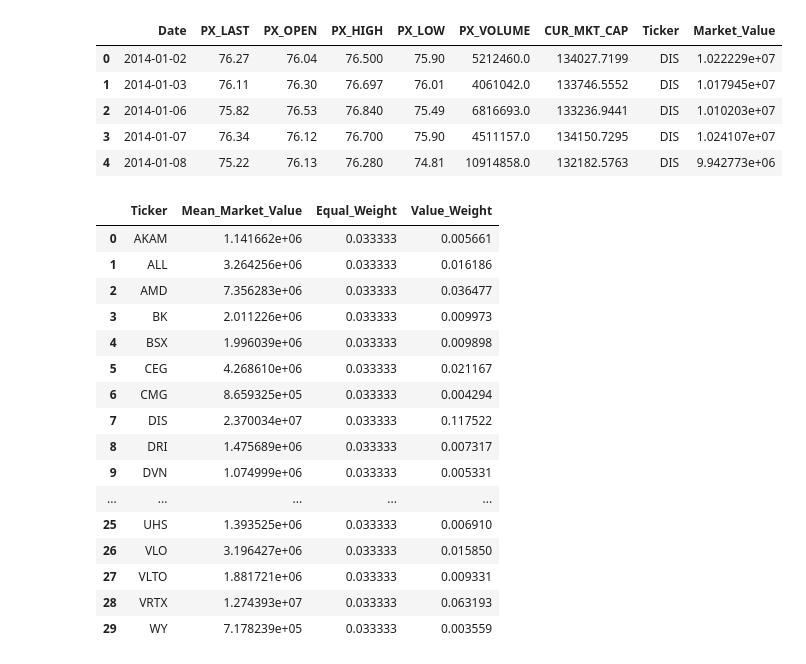
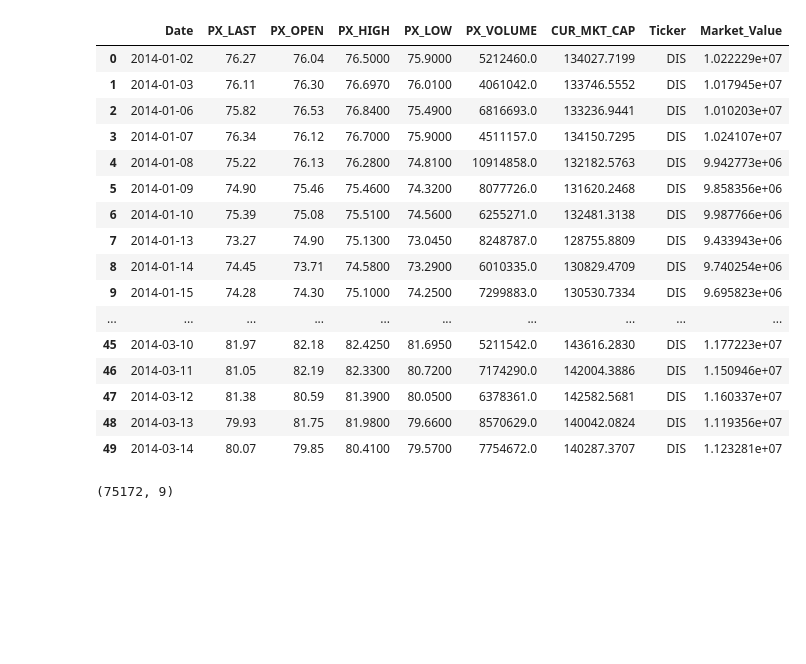
Before and after one commit to williankal/quant_fin, a Jupyter notebook: pedro/part-A.ipynb, the cells around one changed output. Cells and saved outputs as stored; diff of their text form; code cells hidden in the pictures; blank space fills up the shorter version.

```diff
--- a/pedro/part-A.ipynb
+++ b/pedro/part-A.ipynb
@@ -1,12 +1,23 @@
 # %%
 import pandas as pd
 
 df = pd.read_csv("../project1-partA/project1_data.csv")
-df.head()
+df.head(50)
 # %% [output]
 |  | Date | PX_LAST | PX_OPEN | PX_HIGH | PX_LOW | PX_VOLUME | CUR_MKT_CAP | Ticker | Market_Value |
-| 0 | 2014-01-02 | 76.27 | 76.04 | 76.500 | 75.90 | 5212460.0 | 134027.7199 | DIS | 1.022229e+07 |
-| 1 | 2014-01-03 | 76.11 | 76.30 | 76.697 | 76.01 | 4061042.0 | 133746.5552 | DIS | 1.017945e+07 |
-| 2 | 2014-01-06 | 75.82 | 76.53 | 76.840 | 75.49 | 6816693.0 | 133236.9441 | DIS | 1.010203e+07 |
-| 3 | 2014-01-07 | 76.34 | 76.12 | 76.700 | 75.90 | 4511157.0 | 134150.7295 | DIS | 1.024107e+07 |
-| 4 | 2014-01-08 | 75.22 | 76.13 | 76.280 | 74.81 | 10914858.0 | 132182.5763 | DIS | 9.942773e+06 |
+| 0 | 2014-01-02 | 76.27 | 76.04 | 76.5000 | 75.9000 | 5212460.0 | 134027.7199 | DIS | 1.022229e+07 |
+| 1 | 2014-01-03 | 76.11 | 76.30 | 76.6970 | 76.0100 | 4061042.0 | 133746.5552 | DIS | 1.017945e+07 |
+| 2 | 2014-01-06 | 75.82 | 76.53 | 76.8400 | 75.4900 | 6816693.0 | 133236.9441 | DIS | 1.010203e+07 |
+| 3 | 2014-01-07 | 76.34 | 76.12 | 76.7000 | 75.9000 | 4511157.0 | 134150.7295 | DIS | 1.024107e+07 |
+| 4 | 2014-01-08 | 75.22 | 76.13 | 76.2800 | 74.8100 | 10914858.0 | 132182.5763 | DIS | 9.942773e+06 |
+| 5 | 2014-01-09 | 74.90 | 75.46 | 75.4600 | 74.3200 | 8077726.0 | 131620.2468 | DIS | 9.858356e+06 |
+| 6 | 2014-01-10 | 75.39 | 75.08 | 75.5100 | 74.5600 | 6255271.0 | 132481.3138 | DIS | 9.987766e+06 |
+| 7 | 2014-01-13 | 73.27 | 74.90 | 75.1300 | 73.0450 | 8248787.0 | 128755.8809 | DIS | 9.433943e+06 |
+| 8 | 2014-01-14 | 74.45 | 73.71 | 74.5800 | 73.2900 | 6010335.0 | 130829.4709 | DIS | 9.740254e+06 |
+| 9 | 2014-01-15 | 74.28 | 74.30 | 75.1000 | 74.2500 | 7299883.0 | 130530.7334 | DIS | 9.695823e+06 |
+| ... | ... | ... | ... | ... | ... | ... | ... | ... | ... |
+| 45 | 2014-03-10 | 81.97 | 82.18 | 82.4250 | 81.6950 | 5211542.0 | 143616.2830 | DIS | 1.177223e+07 |
+| 46 | 2014-03-11 | 81.05 | 82.19 | 82.3300 | 80.7200 | 7174290.0 | 142004.3886 | DIS | 1.150946e+07 |
+| 47 | 2014-03-12 | 81.38 | 80.59 | 81.3900 | 80.0500 | 6378361.0 | 142582.5681 | DIS | 1.160337e+07 |
+| 48 | 2014-03-13 | 79.93 | 81.75 | 81.9800 | 79.6600 | 8570629.0 | 140042.0824 | DIS | 1.119356e+07 |
+| 49 | 2014-03-14 | 80.07 | 79.85 | 80.4100 | 79.5700 | 7754672.0 | 140287.3707 | DIS | 1.123281e+07 |
@@ -23,20 +23,0 @@ df_portfolio["Value_Weight"] = df_portfolio["Mean_Market_Value"] / total_mean_ma
-# %%
-df_portfolio
-# %% [output]
-|  | Ticker | Mean_Market_Value | Equal_Weight | Value_Weight |
-| 0 | AKAM | 1.141662e+06 | 0.033333 | 0.005661 |
-| 1 | ALL | 3.264256e+06 | 0.033333 | 0.016186 |
-| 2 | AMD | 7.356283e+06 | 0.033333 | 0.036477 |
-| 3 | BK | 2.011226e+06 | 0.033333 | 0.009973 |
-| 4 | BSX | 1.996039e+06 | 0.033333 | 0.009898 |
-| 5 | CEG | 4.268610e+06 | 0.033333 | 0.021167 |
-| 6 | CMG | 8.659325e+05 | 0.033333 | 0.004294 |
-| 7 | DIS | 2.370034e+07 | 0.033333 | 0.117522 |
-| 8 | DRI | 1.475689e+06 | 0.033333 | 0.007317 |
-| 9 | DVN | 1.074999e+06 | 0.033333 | 0.005331 |
-| ... | ... | ... | ... | ... |
-| 25 | UHS | 1.393525e+06 | 0.033333 | 0.006910 |
-| 26 | VLO | 3.196427e+06 | 0.033333 | 0.015850 |
-| 27 | VLTO | 1.881721e+06 | 0.033333 | 0.009331 |
-| 28 | VRTX | 1.274393e+07 | 0.033333 | 0.063193 |
-| 29 | WY | 7.178239e+05 | 0.033333 | 0.003559 |
@@ -52,0 +24,4 @@ fig.show()
+# %%
+df.shape
+# %% [output]
+(75172, 9)
```
Also changed, not shown: parts of 5 cells of this notebook.
